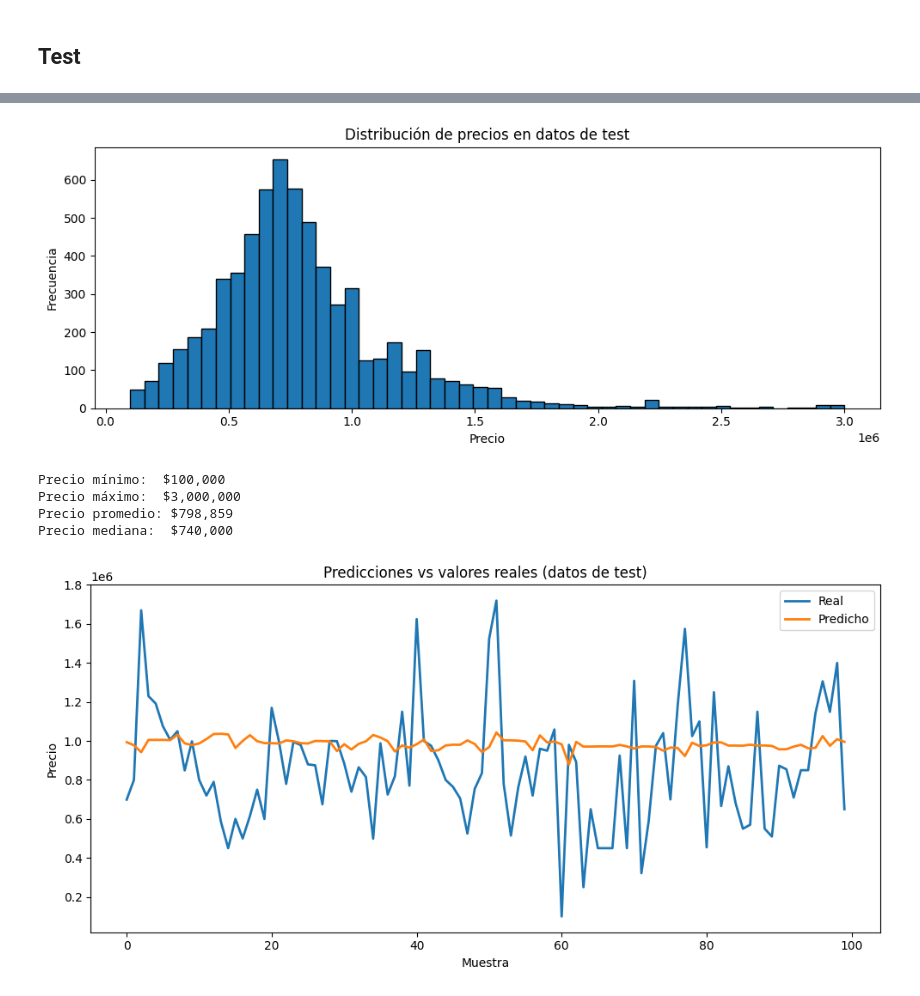
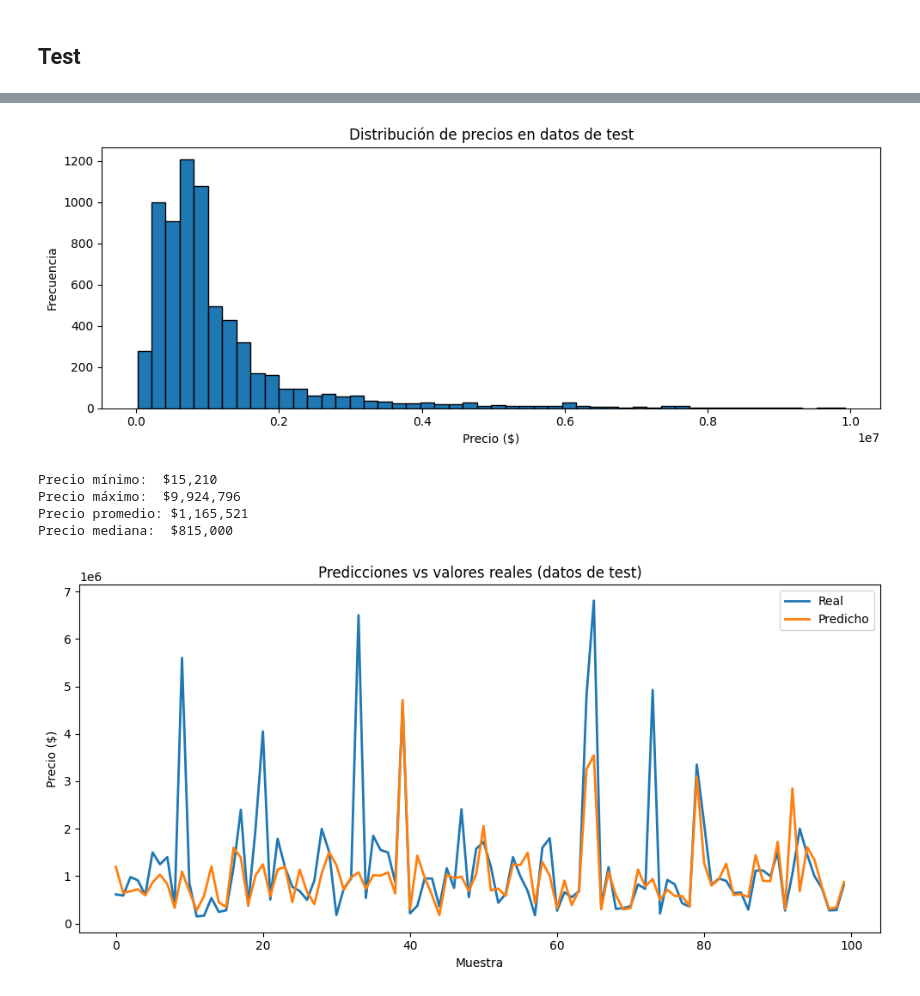
Before and after one commit to BenjaminPereira26/SIS420-InteligenciaArtificial, a Jupyter notebook: SIS420-IAI/03 Pytorch - Red neuronal/01_Pytorch_RedNuronal1.ipynb, the cells around one changed output, grey strips where cells are left out. Cells and saved outputs as stored; diff of their text form; code cells hidden in the pictures.

```diff
--- a/SIS420-IAI/03 Pytorch - Red neuronal/01_Pytorch_RedNuronal1.ipynb
+++ b/SIS420-IAI/03 Pytorch - Red neuronal/01_Pytorch_RedNuronal1.ipynb
@@ -124,11 +169,14 @@ Desviación estandar calculada: [1.27750334e+00 5.54231333e+02 2.83500236e+01 5.
 ## Modelos
 # %%
 # Split train/test
+from sklearn.utils import shuffle
+
+X_norm, y = shuffle(X_norm, y, random_state=42)
+
 split = int(m * 0.80)
 
-X_train = X_norm[:split].astype(np.float32)
-X_test  = X_norm[split:].astype(np.float32)
-y_train = y[:split].astype(np.float32)
-y_test  = y[split:].astype(np.float32)
+X_train = X_norm[:split]
+X_test = X_norm[split:]
 
-print(f"Train: {len(X_train)}  |  Test: {len(X_test)}")
+y_train = y[:split]
+y_test = y[split:]
@@ -488,31 +650,39 @@ Aciertos (±100%): 92.14%
 # %%
+# Convertir de log(precio) a precio real
+y_test_real = np.exp(y_test)
+
 pyplot.figure(figsize=(10, 4))
-pyplot.hist(y_test, bins=50, edgecolor='black')
-pyplot.xlabel('Precio')
+pyplot.hist(y_test_real, bins=50, edgecolor='black')
+pyplot.xlabel('Precio ($)')
 pyplot.ylabel('Frecuencia')
 pyplot.title('Distribución de precios en datos de test')
 pyplot.tight_layout()
 pyplot.show()
 
-print(f"Precio mínimo:  ${y_test.min():,.0f}")
-print(f"Precio máximo:  ${y_test.max():,.0f}")
-print(f"Precio promedio: ${y_test.mean():,.0f}")
-print(f"Precio mediana:  ${np.median(y_test):,.0f}")
+print(f"Precio mínimo:  ${y_test_real.min():,.0f}")
+print(f"Precio máximo:  ${y_test_real.max():,.0f}")
+print(f"Precio promedio: ${y_test_real.mean():,.0f}")
+print(f"Precio mediana:  ${np.median(y_test_real):,.0f}")
 # %% [output]
-[figure, old version]
+[figure, new version]
-Precio mínimo:  $100,000
-Precio máximo:  $3,000,000
-Precio promedio: $798,859
-Precio mediana:  $740,000
+Precio mínimo:  $15,210
+Precio máximo:  $9,924,796
+Precio promedio: $1,165,521
+Precio mediana:  $815,000
 # %%
+# Convertir de log(precio) a precio real
+y_test_real = np.exp(y_test)
+y_pred_real = np.exp(y_pred_pytorch)
+
 pyplot.figure(figsize=(10, 5))
-pyplot.plot(y_test[:100],         label='Real',     lw=2)
-pyplot.plot(y_pred_pytorch[:100], label='Predicho', lw=2)
+pyplot.plot(y_test_real[:100], label='Real', lw=2)
+pyplot.plot(y_pred_real[:100], label='Predicho', lw=2)
+
 pyplot.xlabel('Muestra')
-pyplot.ylabel('Precio')
+pyplot.ylabel('Precio ($)')
 pyplot.title('Predicciones vs valores reales (datos de test)')
 pyplot.legend()
 pyplot.tight_layout()
 pyplot.show()
 # %% [output]
-[figure, old version]
+[figure, new version]
```
Also changed, not shown: parts of 18 cells of this notebook.
